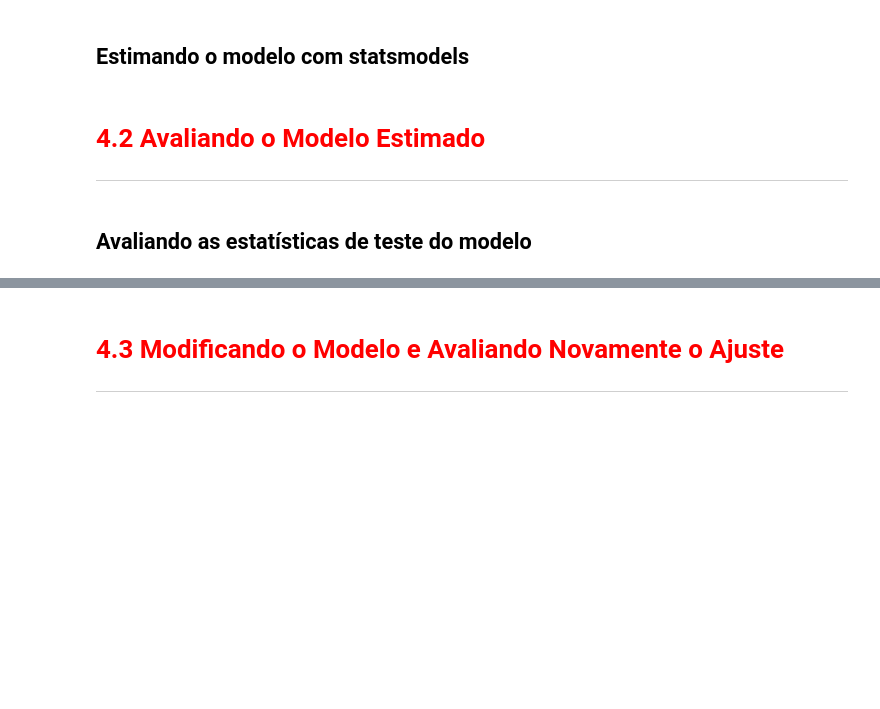
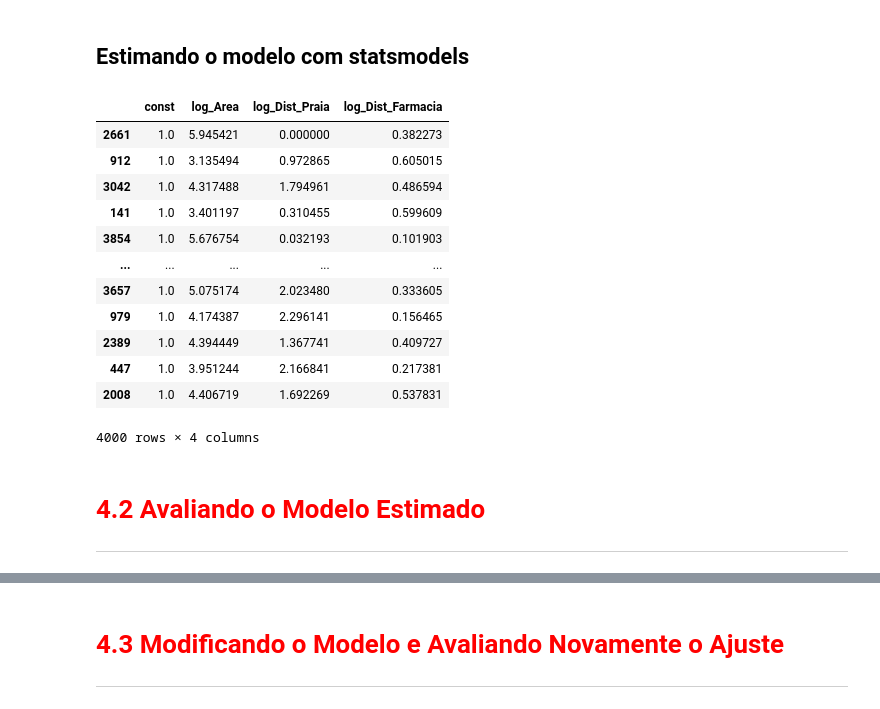
Before and after one commit to naimeaiub/Analise-Estatistica-IBGE, a Jupyter notebook: 7. Regressão Linear - técnicas avançadas de modelagem/Projeto/Regressão Linear.ipynb, the cells around one changed output, grey strips where cells are left out. Cells and saved outputs as stored; diff of their text form; code cells hidden in the pictures; blank space fills up the shorter version.

```diff
--- a/7. Regressão Linear - técnicas avançadas de modelagem/Projeto/Regressão Linear.ipynb
+++ b/7. Regressão Linear - técnicas avançadas de modelagem/Projeto/Regressão Linear.ipynb
@@ -258,7 +258,7 @@ X = dados[['log_Area', 'log_Dist_Praia', 'log_Dist_Farmacia']]
 # %% [markdown]
 ## Criando os datasets de treino e de teste
 # %%
-y_train, y_test, X_train, X_test = train_test_split(y, X, test_size=0.3, random_state=0)
+y_train, y_test, X_train, X_test = train_test_split(y, X, test_size=0.2, random_state=2811)
 # %% [markdown]
 # Regresão Linear
 <hr>
@@ -278,2 +280,19 @@ https://www.statsmodels.org/stable/index.html
 # %% [markdown]
 ## Estimando o modelo com statsmodels
+# %%
+X_train_com_constante = sm.add_constant(X_train)
+X_train_com_constante
+# %% [output]
+|  | const | log_Area | log_Dist_Praia | log_Dist_Farmacia |
+| 2661 | 1.0 | 5.945421 | 0.000000 | 0.382273 |
+| 912 | 1.0 | 3.135494 | 0.972865 | 0.605015 |
+| 3042 | 1.0 | 4.317488 | 1.794961 | 0.486594 |
+| 141 | 1.0 | 3.401197 | 0.310455 | 0.599609 |
+| 3854 | 1.0 | 5.676754 | 0.032193 | 0.101903 |
+| ... | ... | ... | ... | ... |
+| 3657 | 1.0 | 5.075174 | 2.023480 | 0.333605 |
+| 979 | 1.0 | 4.174387 | 2.296141 | 0.156465 |
+| 2389 | 1.0 | 4.394449 | 1.367741 | 0.409727 |
+| 447 | 1.0 | 3.951244 | 2.166841 | 0.217381 |
+| 2008 | 1.0 | 4.406719 | 1.692269 | 0.537831 |
+4000 rows × 4 columns
@@ -280,5 +301,3 @@ https://www.statsmodels.org/stable/index.html
 # %% [markdown]
 # <font color='red' style='font-size: 30px;'>4.2 Avaliando o Modelo Estimado</font>
 <hr style='border: 2px solid red;'>
-# %% [markdown]
-## Avaliando as estatísticas de teste do modelo
```
Also changed, not shown: parts of 11 cells of this notebook.
